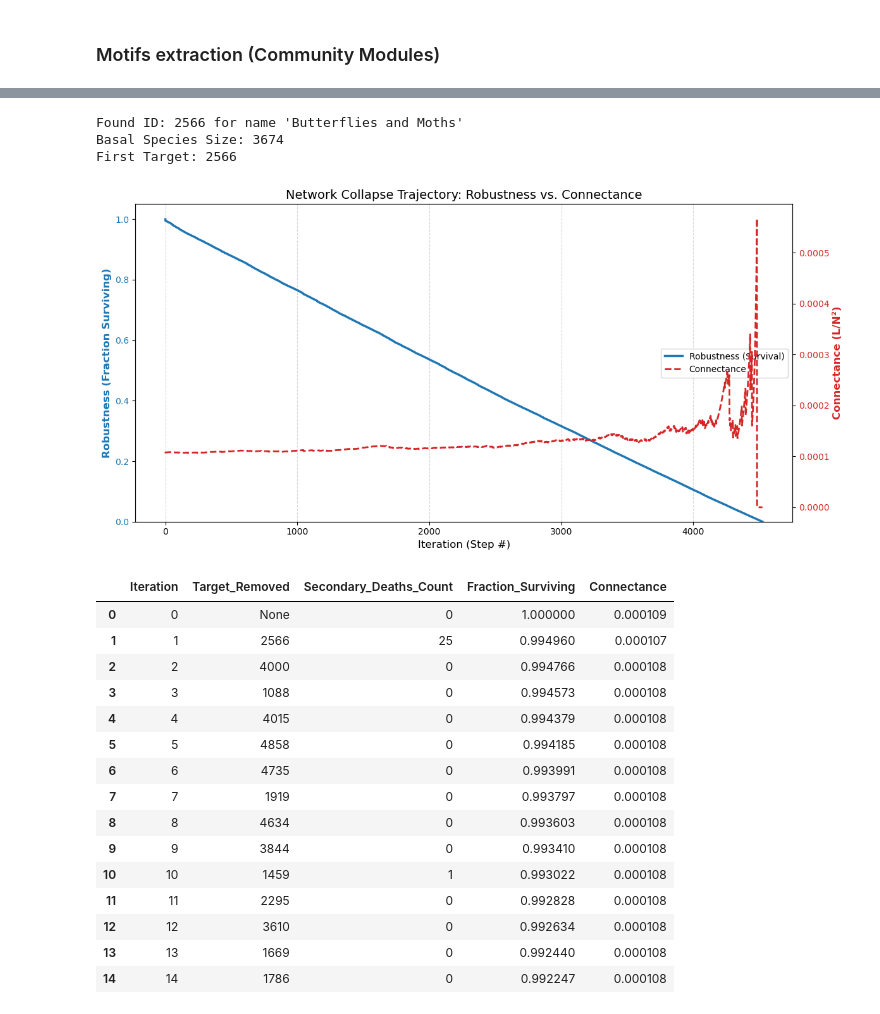
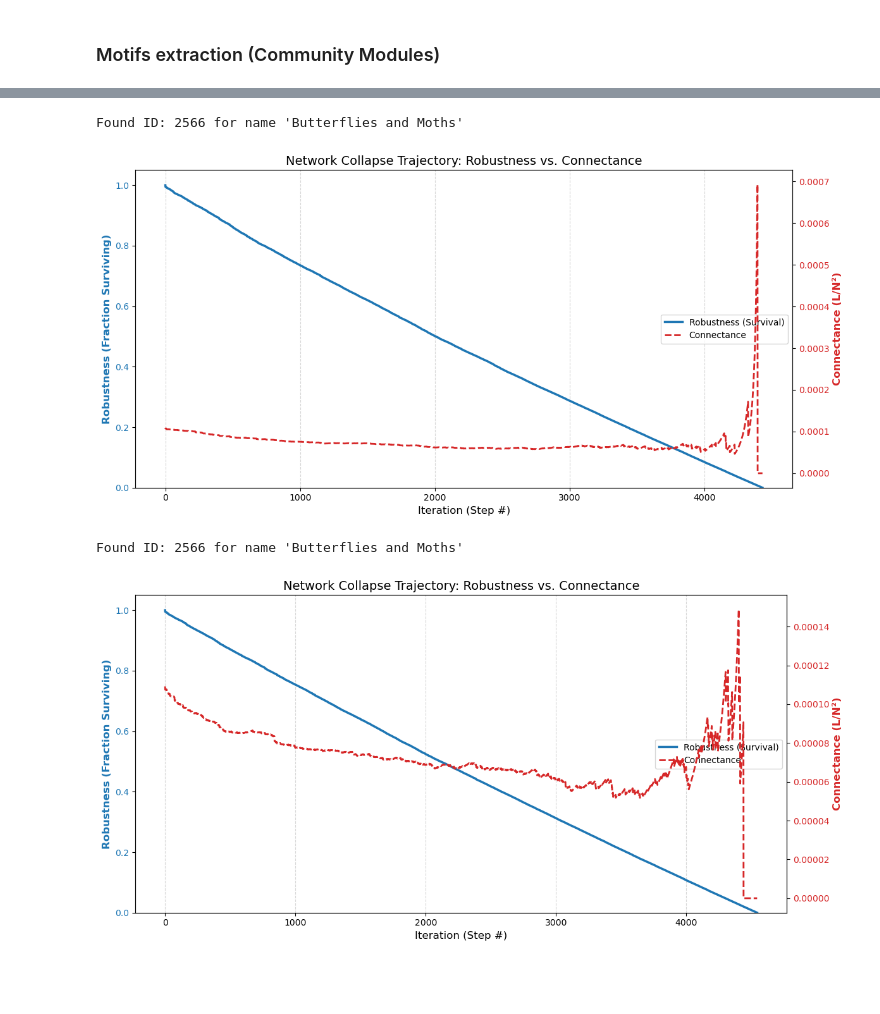
Before and after one commit to yadderace/network_science_project, a Jupyter notebook: notebook/insights_extraction.ipynb, the cells around one changed output, grey strips where cells are left out. Drawn from its saved outputs; the diff is of its cells as text; code cells hidden in the pictures; blank space fills up the shorter version.

```diff
--- a/notebook/insights_extraction.ipynb
+++ b/notebook/insights_extraction.ipynb
@@ -678,7 +775,7 @@ if target_node_id is not None:
     print(f"Found ID: {target_node_id} for name '{target_name}'")
 
     # --- PASS IT TO THE FUNCTION ---
-    df_result = simulate_random_attack_data(G, first_target=target_node_id)
+    df_result = simulate_attack(G, first_target=target_node_id)
 
     # Plot the result
     plot_dynamics_by_iteration(df_result)
@@ -687,25 +784,29 @@ else:
     print(f"Error: No species found with the name '{target_name}'")
 # %% [output]
 Found ID: 2566 for name 'Butterflies and Moths'
-Basal Species Size: 3674
-First Target: 2566
-[figure, old version]
+[figure, new version]
 # %%
-df_result.head(15)
+# The name you are looking for
+target_name = "Butterflies and Moths"
+
+# Search for the Node ID
+# This looks at every node (n) and its data (d)
+# It returns the first node 'n' where the 'common_name' matches
+target_node_id = next((n for n, d in G.nodes(data=True)
+                       if d.get('common_name') == target_name), None)
+
+# Check if we found it
+if target_node_id is not None:
+    print(f"Found ID: {target_node_id} for name '{target_name}'")
+
+    # --- PASS IT TO THE FUNCTION ---
+    df_result = simulate_attack(G, first_target=target_node_id, mode="expanded")
+
+    # Plot the result
+    plot_dynamics_by_iteration(df_result)
+
+else:
+    print(f"Error: No species found with the name '{target_name}'")
 # %% [output]
-|  | Iteration | Target_Removed | Secondary_Deaths_Count | Fraction_Surviving | Connectance |
-| 0 | 0 | None | 0 | 1.000000 | 0.000109 |
-| 1 | 1 | 2566 | 25 | 0.994960 | 0.000107 |
-| 2 | 2 | 4000 | 0 | 0.994766 | 0.000108 |
-| 3 | 3 | 1088 | 0 | 0.994573 | 0.000108 |
-| 4 | 4 | 4015 | 0 | 0.994379 | 0.000108 |
-| 5 | 5 | 4858 | 0 | 0.994185 | 0.000108 |
-| 6 | 6 | 4735 | 0 | 0.993991 | 0.000108 |
-| 7 | 7 | 1919 | 0 | 0.993797 | 0.000108 |
-| 8 | 8 | 4634 | 0 | 0.993603 | 0.000108 |
-| 9 | 9 | 3844 | 0 | 0.993410 | 0.000108 |
-| 10 | 10 | 1459 | 1 | 0.993022 | 0.000108 |
-| 11 | 11 | 2295 | 0 | 0.992828 | 0.000108 |
-| 12 | 12 | 3610 | 0 | 0.992634 | 0.000108 |
-| 13 | 13 | 1669 | 0 | 0.992440 | 0.000108 |
-| 14 | 14 | 1786 | 0 | 0.992247 | 0.000108 |
+Found ID: 2566 for name 'Butterflies and Moths'
+[figure, added]
```
Also changed, not shown: parts of 13 cells of this notebook, 2 other files.
